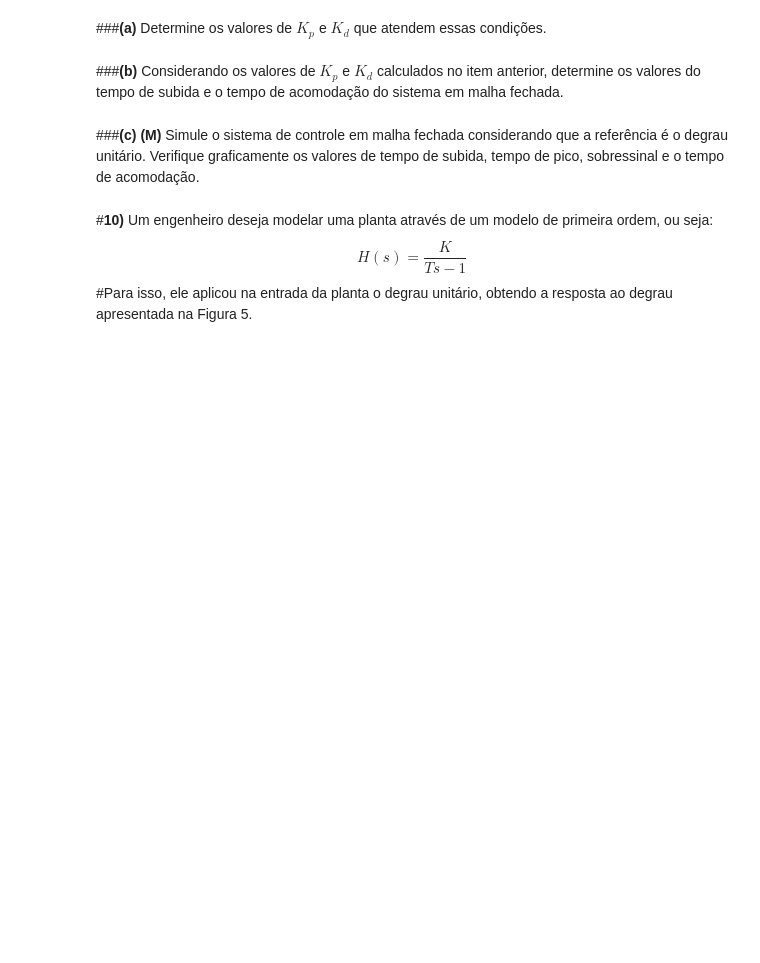
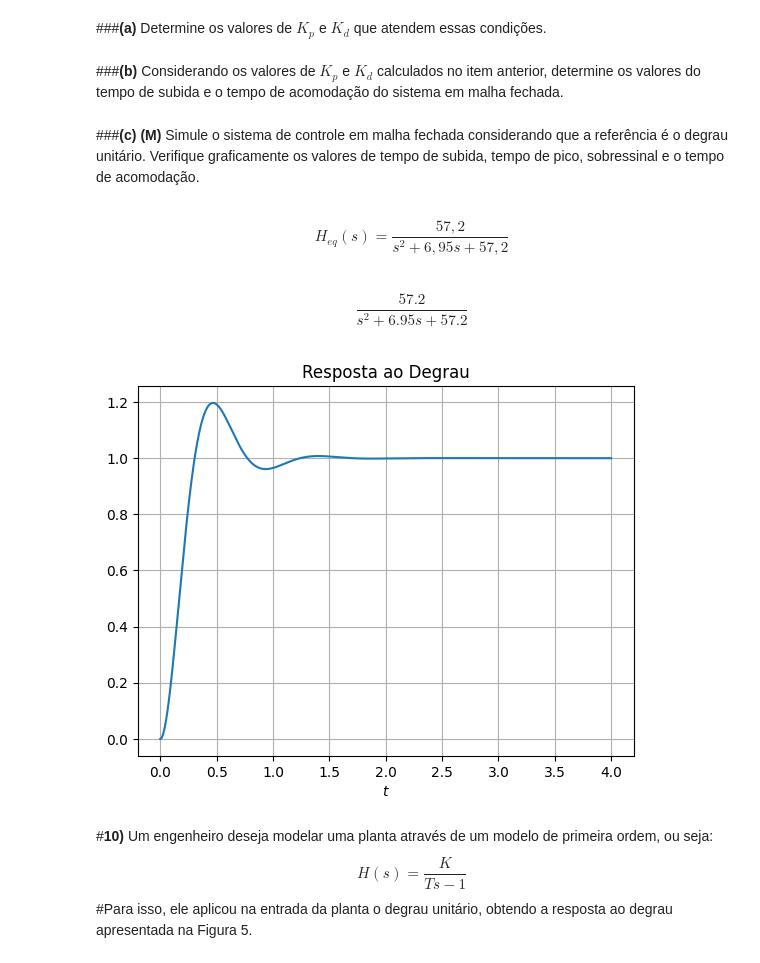
Before and after one commit to nestorfranca/Sinais, a Jupyter notebook: Prova2.ipynb, the cells around one changed output. Saved outputs shown, nothing was run; the diff lists cells and outputs as text; code cells hidden in the pictures; blank space fills up the shorter version.

```diff
--- a/Prova2.ipynb
+++ b/Prova2.ipynb
@@ -501,6 +608,35 @@ $$𝐻(𝑠) =\frac{16}{𝑠^2 + 4𝑠 + 16}$$
 ###**(b)** Considerando os valores de $𝐾_𝑝$ e $𝐾_𝑑$ calculados no item anterior, determine os valores do tempo de subida e o tempo de acomodação do sistema em malha fechada.
 # %% [markdown]
 ###**(c)** **(M)** Simule o sistema de controle em malha fechada considerando que a referência é o degrau unitário. Verifique graficamente os valores de tempo de subida, tempo de pico, sobressinal e o tempo de acomodação.
+# %% [markdown]
+$$H_{eq}(s)=\frac{57,2}{s^2+6,95s+57,2}$$
+# %%
+import numpy as np
+import control as control
+import matplotlib.pyplot as plt
+
+num = np.array([57.2])
+den = np.array([1, 6.95, 57.2])
+H = control.tf(num , den)
+H
+# %% [output]
+$$\frac{57.2}{s^2 + 6.95 s + 57.2}$$
+# %%
+t0 = 0
+tend = 4
+dt = 1e-4
+Npoints = int((tend - t0)/dt)
+T = np.linspace(t0,tend,Npoints)
+
+t, y = control.step_response(H, T)
+
+plt.plot(t, y)
+plt.title("Resposta ao Degrau")
+plt.xlabel("$t$")
+plt.grid()
+plt.show()
+# %% [output]
+[figure, added]
 # %% [markdown]
 #**10)** Um engenheiro deseja modelar uma planta através de um modelo de primeira ordem, ou seja:
 $$H(s)= \frac{K}{Ts-1}$$
```
Also changed, not shown: parts of 21 cells of this notebook.
